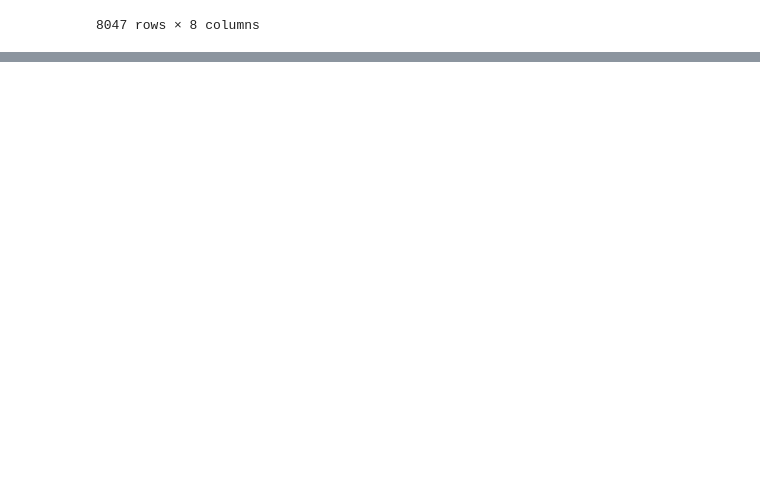
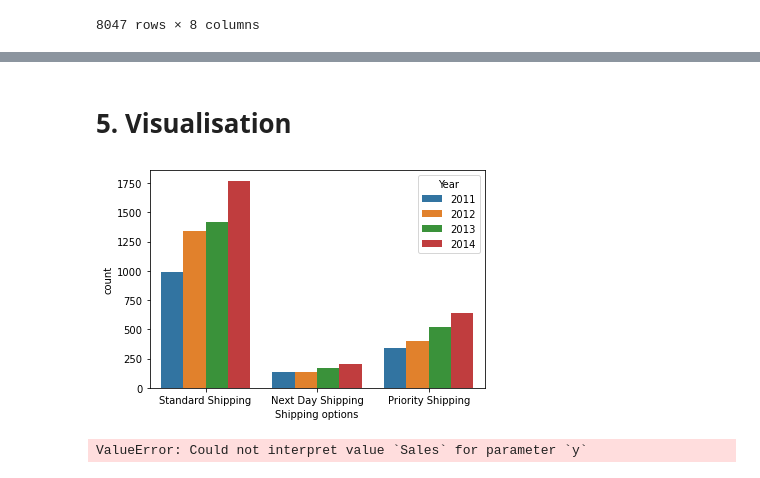
Before and after one commit to cloo-cloo1/UCD-Data-Analytics-for-Marketing, a Jupyter notebook: UCD project Clodagh O Driscoll .ipynb, the cells around one changed output, grey strips where cells are left out. Drawn from its saved outputs; the diff is of its cells as text; code cells hidden in the pictures; blank space fills up the shorter version.

```diff
--- a/UCD project Clodagh O Driscoll .ipynb
+++ b/UCD project Clodagh O Driscoll .ipynb
@@ -38,5 +48,5 @@ order_breakdown
 # %%
 # Merging dataframes from csv
-combined = pd.merge(order_list, order_breakdown, how='inner', on = 'Order ID')
+combined = pd.merge(order_list, order_breakdown, how='inner', on = 'Order_ID')
 combined
 # %% [output]
@@ -43,0 +68,7 @@ KeyError: 'Order ID'
+# %%
+#Retrieving country codes & name from API
+cv19 = requests.get('https://api.covid19api.com/summary')
+cv19 = cv19.json()
+df = pd.DataFrame(cv19['Countries'])
+countries = df[["Country","CountryCode"]]
+countries.head()
@@ -43,0 +86,13 @@ KeyError: 'Order ID'
+# %%
+df_joined_table = pd.merge(combined,countries, on='CountryCode', how='left')
+df_merged = df_joined_table.drop('CountryCode', axis=1) # removing the 'Ship Mode' column
+
+#code to check the number of nulls in the dataset
+df_merged.isnull().sum()
+
+#Writing the dataframe to a csv to check what countries are nulls
+Dataframe(df_merged)
+
+#UK did not have corresponding Country name , using code to replace the null values with 'United Kingdom'
+df_merged.fillna('United Kingdom')
+df_merged.head()
@@ -43,0 +129,17 @@ KeyError: 'Order ID'
+# %%
+def assign_Result(x):
+    if (x == 2) or (x == 3) :
+        return  'Priority Shipping'
+    elif (x == 0) or (x == 1):
+        return 'Next Day Shipping'
+    elif x >= 4:
+        return 'Standard Shipping'
+    else:
+        return 'Other'
+df_merged['Shipping options'] = df_merged['Order Shipment TimeFrame'].apply(assign_Result)
+#df_merged = df_merged.drop('Ship Mode', axis=1) # removing the 'Ship Mode' column
+df_merged['Year'] = df_merged['Order Date'].dt.strftime('%Y')
+df_merged['Month'] = df_merged['Order Date'].dt.strftime('%b')
+df_merged['Month-Year'] = df_merged['Order Date'].dt.strftime('%m/%Y')
+Dataframe(df_merged) #exporting the data without the 'ship mode' column
+df_merged.head()
@@ -43,0 +194,16 @@ KeyError: 'Order ID'
+# %% [markdown]
+# 5. Visualisation
+# %%
+import matplotlib.pyplot as plt
+sns.countplot(data=df_merged, x="Shipping options", hue="Year")
+plt.rcParams['figure.figsize'] = [10, 5]
+plt.show()
+# %% [output]
+[figure, added]
+# %%
+sns.lineplot(x="Month-Year", y="Sales", hue="Category", data=df_merged, ci=None)
+plt.xticks(rotation = 90)
+plt.rcParams['figure.figsize'] = [40, 5]
+plt.show()
+# %% [output]
+ValueError: Could not interpret value `Sales` for parameter `y`
```
Also changed, not shown: parts of 22 cells of this notebook, 1 other file.
